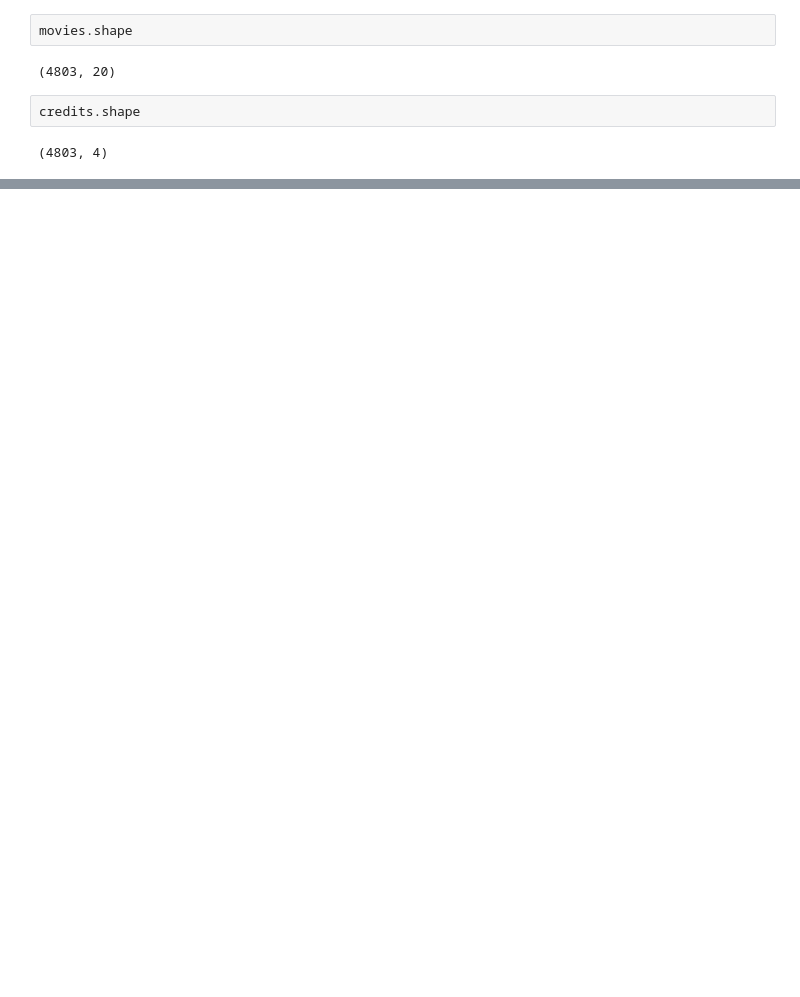
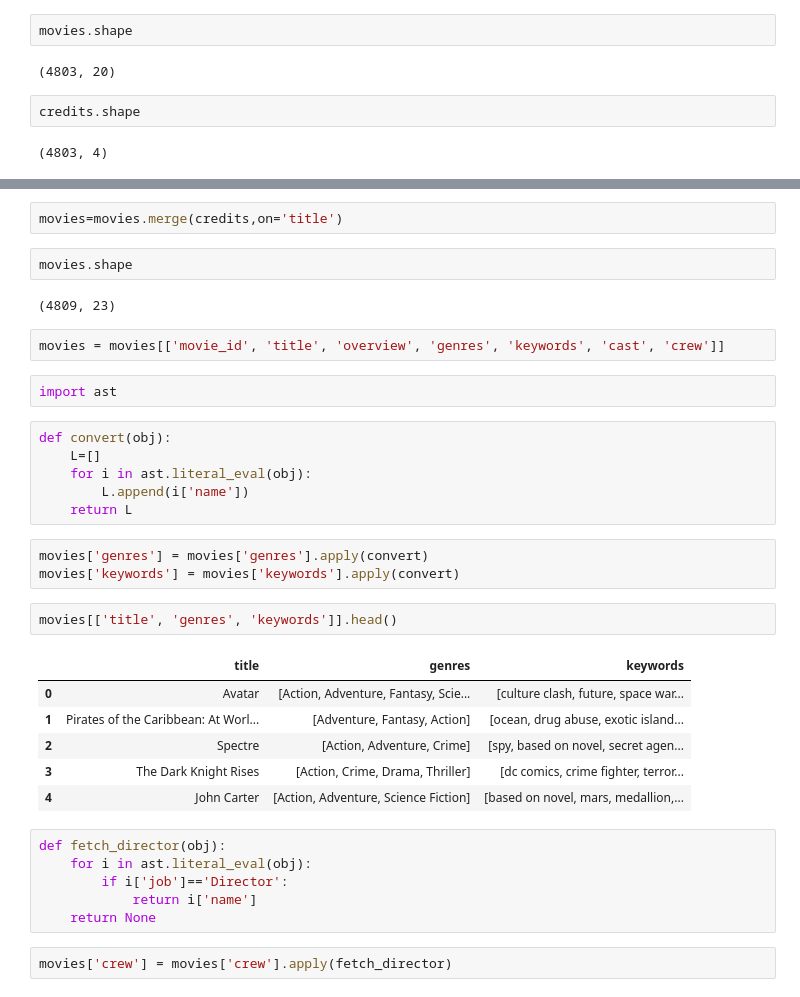
Before and after one commit to amishaxb-0312/CineMind-AI-Recommendation-System, a Jupyter notebook: notebooks/movie_recommender.ipynb, the cells around one changed output, grey strips where cells are left out. Saved outputs shown, nothing was run; the diff lists cells and outputs as text; blank space fills up the shorter version.

Commit message:
Complete CineMind movie recommendation system

```diff
--- a/notebooks/movie_recommender.ipynb
+++ b/notebooks/movie_recommender.ipynb
@@ -23,0 +63,36 @@ credits.shape
+# %%
+movies=movies.merge(credits,on='title')
+# %%
+movies.shape
+# %% [output]
+(4809, 23)
+# %%
+movies = movies[['movie_id', 'title', 'overview', 'genres', 'keywords', 'cast', 'crew']]
+# %%
+import ast
+# %%
+def convert(obj):
+    L=[]
+    for i in ast.literal_eval(obj):
+        L.append(i['name'])
+    return L
+# %%
+movies['genres'] = movies['genres'].apply(convert)
+movies['keywords'] = movies['keywords'].apply(convert)
+# %%
+movies[['title', 'genres', 'keywords']].head()
+# %% [output]
+|  | title | genres | keywords |
+| 0 | Avatar | [Action, Adventure, Fantasy, Scie... | [culture clash, future, space war... |
+| 1 | Pirates of the Caribbean: At Worl... | [Adventure, Fantasy, Action] | [ocean, drug abuse, exotic island... |
+| 2 | Spectre | [Action, Adventure, Crime] | [spy, based on novel, secret agen... |
+| 3 | The Dark Knight Rises | [Action, Crime, Drama, Thriller] | [dc comics, crime fighter, terror... |
+| 4 | John Carter | [Action, Adventure, Science Fiction] | [based on novel, mars, medallion,... |
+# %%
+def fetch_director(obj):
+    for i in ast.literal_eval(obj):
+        if i['job']=='Director':
+            return i['name']
+    return None
+# %%
+movies['crew'] = movies['crew'].apply(fetch_director)
```
Also changed, not shown: parts of 31 cells of this notebook, 21 other files.
